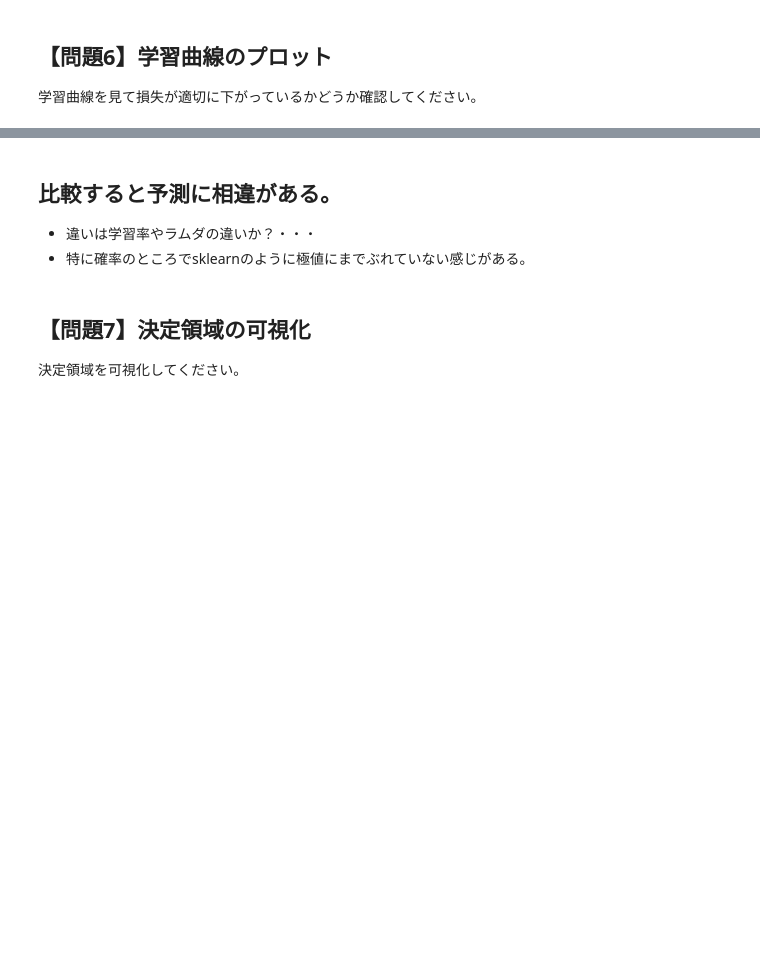
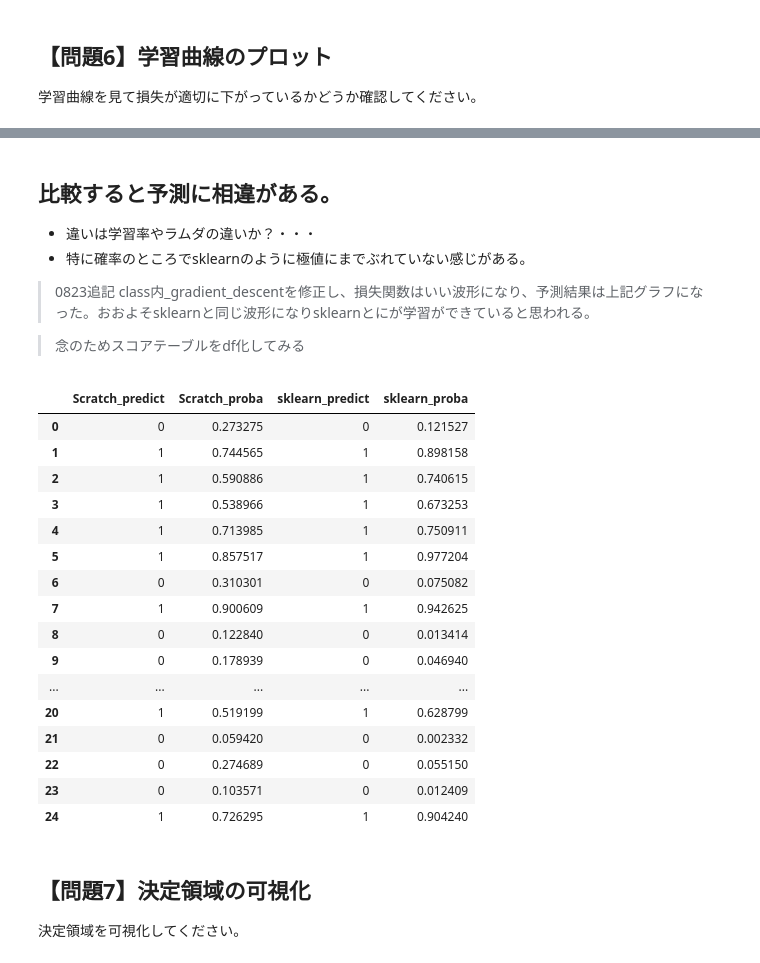
Before and after one commit to adachione/diveintocode-ml, a Jupyter notebook: Sprint/Sprint_機械学習スクラッチ ロジスティック回帰.ipynb, the cells around one changed output, grey strips where cells are left out. Saved outputs shown, nothing was run; the diff lists cells and outputs as text; code cells hidden in the pictures; blank space fills up the shorter version.

```diff
--- a/Sprint/Sprint_機械学習スクラッチ ロジスティック回帰.ipynb
+++ b/Sprint/Sprint_機械学習スクラッチ ロジスティック回帰.ipynb
@@ -635,6 +635,36 @@ plt.show()
 ## 比較すると予測に相違がある。
 - 違いは学習率やラムダの違いか？・・・
 - 特に確率のところでsklearnのように極値にまでぶれていない感じがある。
+
+> 0823追記
+class内_gradient_descentを修正し、損失関数はいい波形になり、予測結果は上記グラフになった。おおよそsklearnと同じ波形になりsklearnとにが学習ができていると思われる。
+
+> 念のためスコアテーブルをdf化してみる
+# %%
+predict_table = pd.DataFrame({"Scratch_predict": scr_pred,
+                             "Scratch_proba": scr_proba,
+                             "sklearn_predict": sk_pred,
+                             "sklearn_proba": sk_proba[:, 1]})
+
+predict_table
+# %% [output]
+|  | Scratch_predict | Scratch_proba | sklearn_predict | sklearn_proba |
+| 0 | 0 | 0.273275 | 0 | 0.121527 |
+| 1 | 1 | 0.744565 | 1 | 0.898158 |
+| 2 | 1 | 0.590886 | 1 | 0.740615 |
+| 3 | 1 | 0.538966 | 1 | 0.673253 |
+| 4 | 1 | 0.713985 | 1 | 0.750911 |
+| 5 | 1 | 0.857517 | 1 | 0.977204 |
+| 6 | 0 | 0.310301 | 0 | 0.075082 |
+| 7 | 1 | 0.900609 | 1 | 0.942625 |
+| 8 | 0 | 0.122840 | 0 | 0.013414 |
+| 9 | 0 | 0.178939 | 0 | 0.046940 |
+| ... | ... | ... | ... | ... |
+| 20 | 1 | 0.519199 | 1 | 0.628799 |
+| 21 | 0 | 0.059420 | 0 | 0.002332 |
+| 22 | 0 | 0.274689 | 0 | 0.055150 |
+| 23 | 0 | 0.103571 | 0 | 0.012409 |
+| 24 | 1 | 0.726295 | 1 | 0.904240 |
 # %% [markdown]
 ## 【問題7】決定領域の可視化
 決定領域を可視化してください。
```
Also changed, not shown: parts of 15 cells of this notebook.
